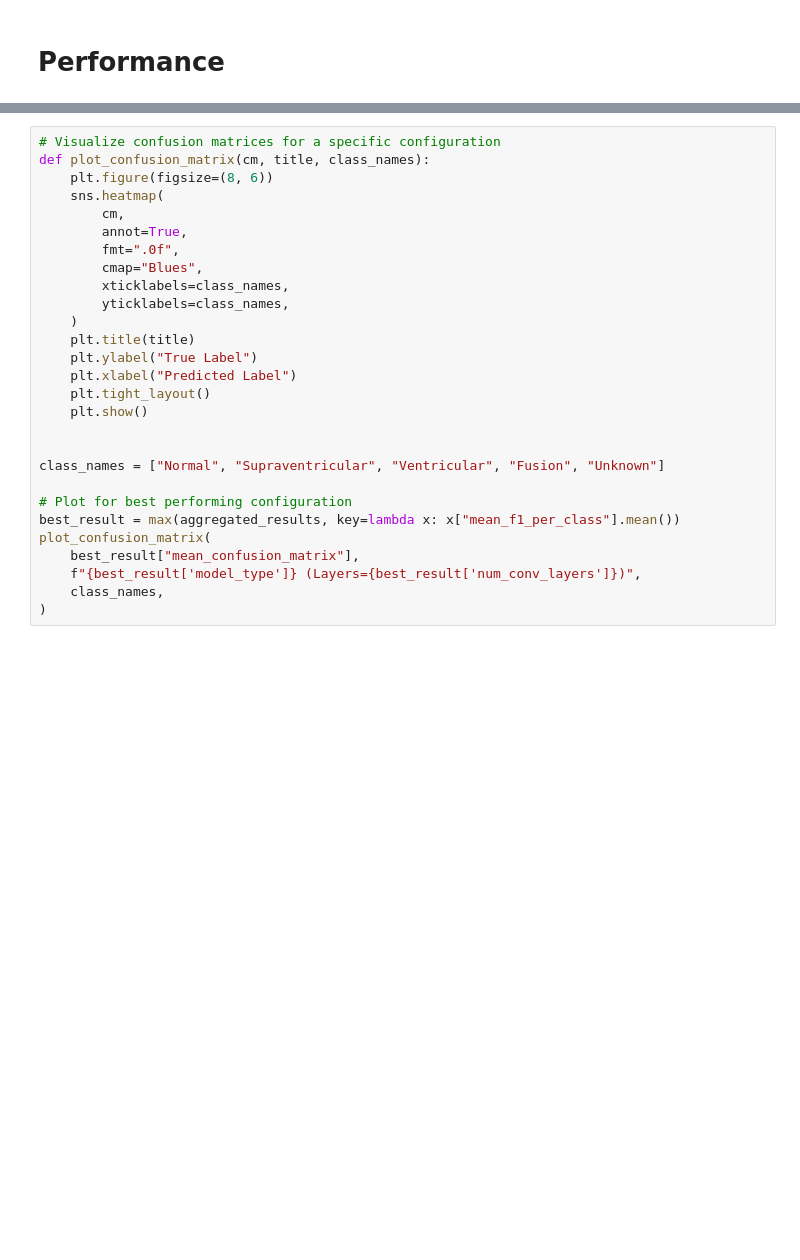
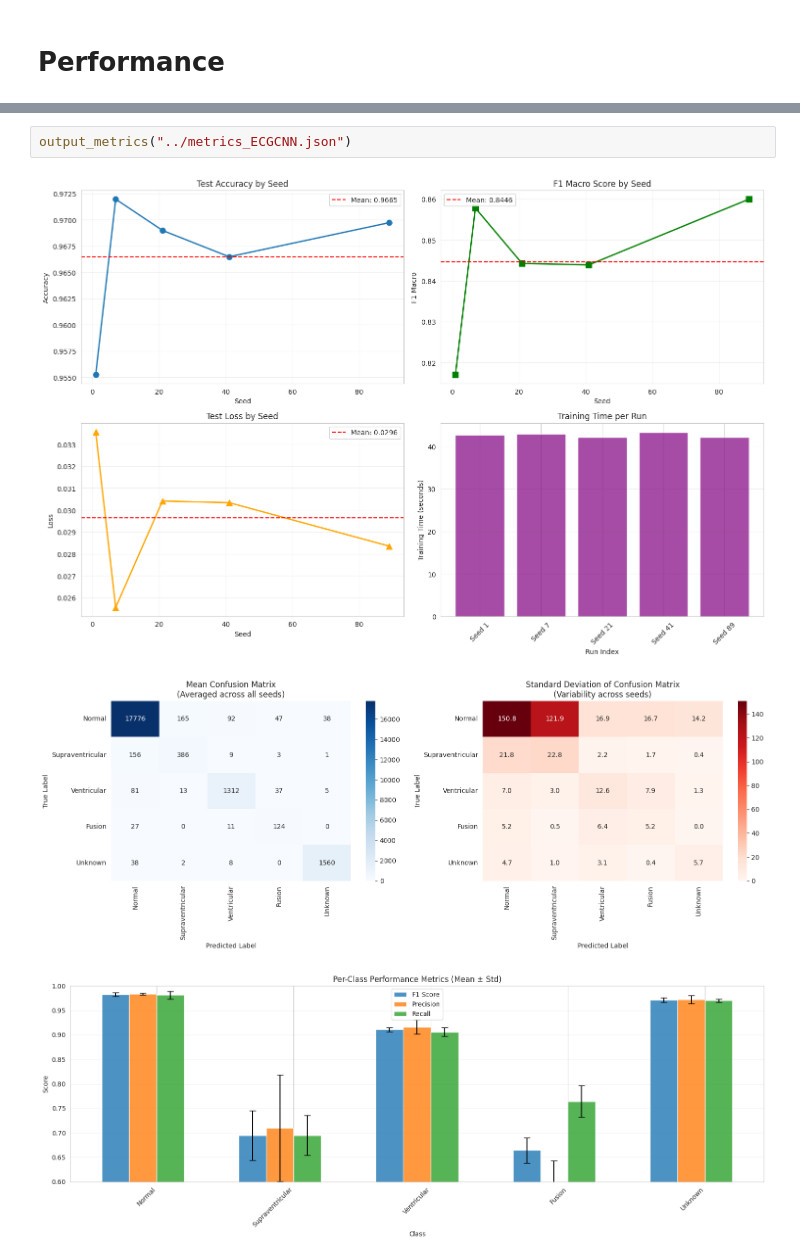
Before and after one commit to donpham7/ecg_detection, a Jupyter notebook: exploration/data.ipynb, the cells around one changed output, grey strips where cells are left out. Cells and saved outputs as stored; diff of their text form; blank space fills up the shorter version.

Commit message:
new models with binary

```diff
--- a/exploration/data.ipynb
+++ b/exploration/data.ipynb
@@ -448,29 +456,6 @@ SUMMARY STATISTICS
 # %%
-# Visualize confusion matrices for a specific configuration
-def plot_confusion_matrix(cm, title, class_names):
-    plt.figure(figsize=(8, 6))
-    sns.heatmap(
-        cm,
-        annot=True,
-        fmt=".0f",
-        cmap="Blues",
-        xticklabels=class_names,
-        yticklabels=class_names,
-    )
-    plt.title(title)
-    plt.ylabel("True Label")
-    plt.xlabel("Predicted Label")
-    plt.tight_layout()
-    plt.show()
-
-
-class_names = ["Normal", "Supraventricular", "Ventricular", "Fusion", "Unknown"]
-
-# Plot for best performing configuration
-best_result = max(aggregated_results, key=lambda x: x["mean_f1_per_class"].mean())
-plot_confusion_matrix(
-    best_result["mean_confusion_matrix"],
-    f"{best_result['model_type']} (Layers={best_result['num_conv_layers']})",
-    class_names,
-)
+output_metrics("../metrics_ECGCNN.json")
 # %% [output]
+[figure, added]
+[figure, added]
+[figure, added]
```
Also changed, not shown: parts of 14 cells of this notebook, 20 other files.
